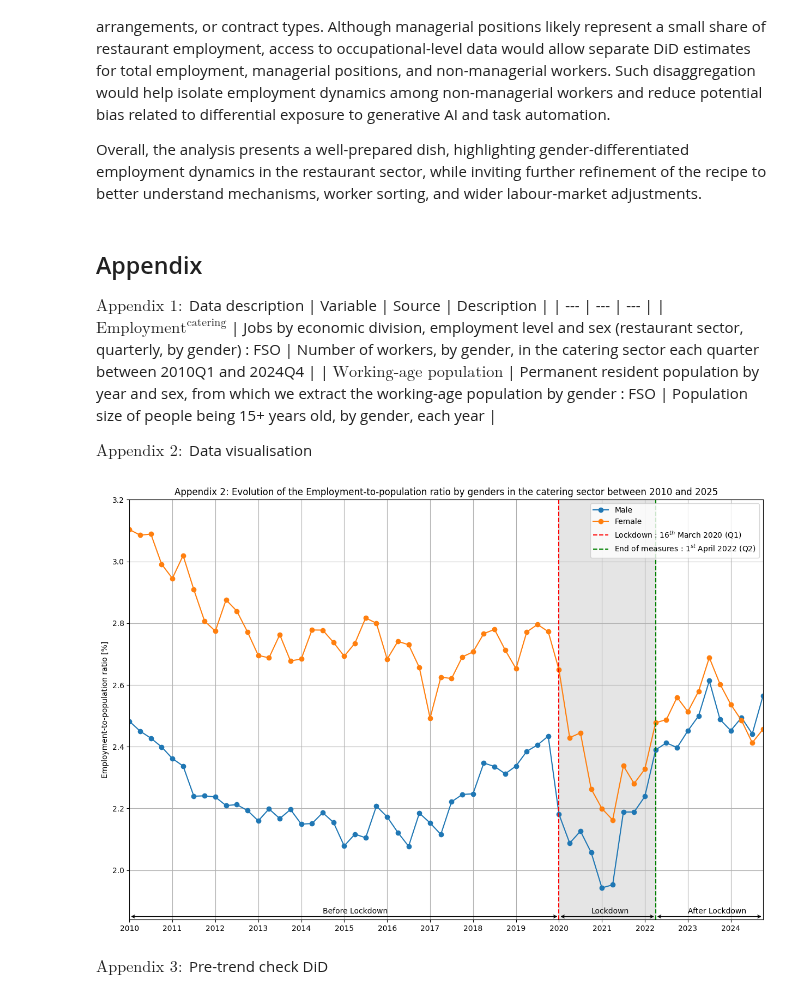
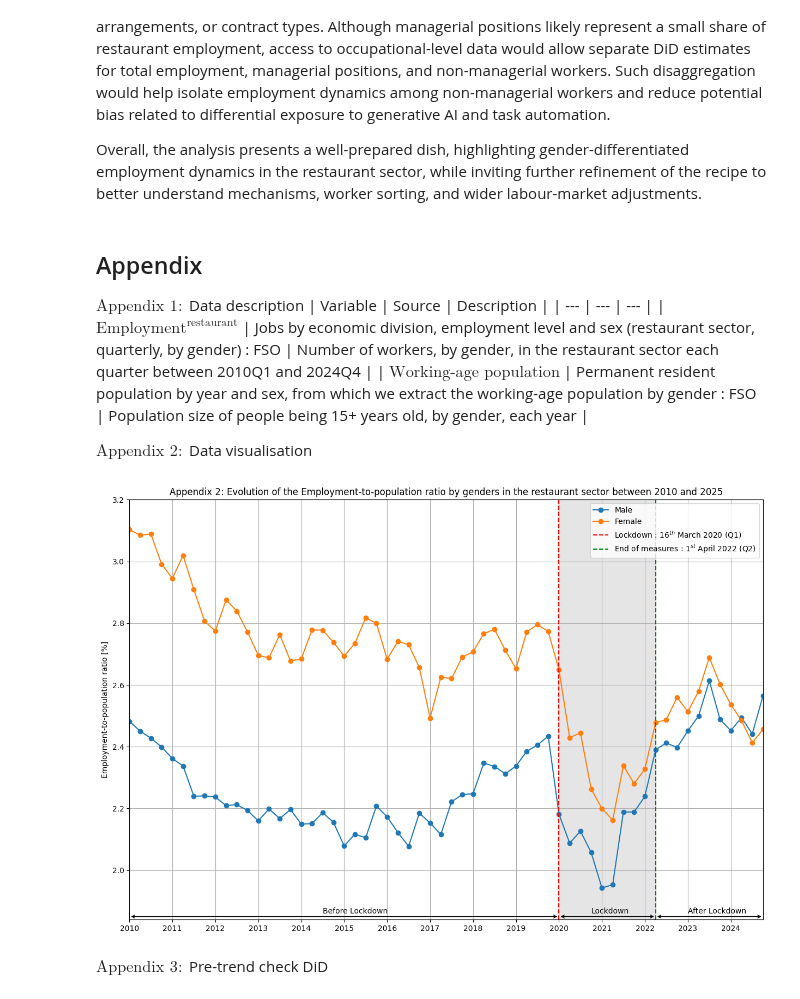
Before and after one commit to Ildsjel-EPFL/MGT-499, a Jupyter notebook: final_report.ipynb, the cells around one changed output. Cells and saved outputs as stored; diff of their text form; code cells hidden in the pictures.

```diff
--- a/final_report.ipynb
+++ b/final_report.ipynb
@@ -226,10 +224,7 @@ def dataframe_creator(url_catering : str, url_population : str) -> pd.DataFrame:
 url_catering = "https://www.pxweb.bfs.admin.ch/sq/ac42fe01-72e8-4c55-9ab2-b997e87b1fa1"
 url_population = "https://www.pxweb.bfs.admin.ch/sq/a2f3f03c-3b76-4dc0-890e-c6534d341848"
 # %%
-try:
-    df = dataframe_creator(url_catering, url_population)
-except Exception as e:
-    df = pd.read_csv("df.csv")
+df  = dataframe_creator(url_catering, url_population)
 df
 # %% [output]
 |  | Year | Quarter | Employment-to-population Ratio [%] | Female | Q1 | Q2 | Q3 | Q4 | Lockdown | ... |
@@ -432,7 +427,7 @@ Overall, the analysis presents a well-prepared dish, highlighting gender-differe
 $\text{Appendix }1:$ Data description
 | Variable | Source | Description |
 | --- | --- | --- |
-| $\text{Employment}^{\text{catering}}$ | Jobs by economic division, employment level and sex (restaurant sector, quarterly, by gender) : FSO | Number of workers, by gender, in the catering sector each quarter between 2010Q1 and 2024Q4 |
+| $\text{Employment}^{\text{restaurant}}$ | Jobs by economic division, employment level and sex (restaurant sector, quarterly, by gender) : FSO | Number of workers, by gender, in the restaurant sector each quarter between 2010Q1 and 2024Q4 |
 | $\text{Working-age population}$ | Permanent resident population by year and sex, from which we extract the working-age population by gender : FSO | Population size of people being 15+ years old, by gender, each year |
 
 $\text{Appendix }2:$ Data visualisation
@@ -440,35 +435,35 @@ $\text{Appendix }2:$ Data visualisation
 def plot_ratio(df : pd.DataFrame) -> None:
     """Plot the evolution of the employement-to-population ratio for each gender
 
     :param df: The DataFrame with all the data
     :type df: pd.DataFrame"""
     time = np.linspace(0, 59, 60)
     _, ax = plt.subplots(figsize=(15, 10))
     ax.plot(time, df.loc[df["Female"]==0, "Employment-to-population Ratio [%]"], marker="o", label="Male")
     ax.plot(time, df.loc[df["Female"]==1, "Employment-to-population Ratio [%]"], marker="o", label="Female")
     ax.axvline(40, c="r", ls="--", label="Lockdown : $16^{th}$ March 2020 (Q1)")
     ax.axvline(49, c="green", ls="--", label="End of measures : $1^{st}$ April 2022 (Q2)")
     ax.axvspan(40, 49, color="grey", alpha=0.2)
 
     plt.annotate(text='', xy=(40,1.85), xytext=(0,1.85), arrowprops=dict(arrowstyle='<->'))
     plt.annotate(text='Before Lockdown', xy=(18,1.86), xytext=(18,1.86))
     plt.annotate(text='', xy=(49,1.85), xytext=(40,1.85), arrowprops=dict(arrowstyle='<->'))
     plt.annotate(text='Lockdown', xy=(43,1.86), xytext=(43,1.86))
     plt.annotate(text='', xy=(59,1.85), xytext=(49,1.85), arrowprops=dict(arrowstyle='<->'))
     plt.annotate(text='After Lockdown', xy=(52,1.86), xytext=(52,1.86))
 
     plt.xlim(0, 59)
     plt.ylim(1.84, 3.2)
     plt.xticks([i for i in time if i%4==0], labels=[f"20{10+i}" for i in range(15) for j in range(4) if j==0])
     plt.ylabel("Employment-to-population ratio [%]")
     plt.legend(loc='upper right')
     plt.grid()
-    plt.title("Appendix 2: Evolution of the Employment-to-population ratio by genders in the catering sector between 2010 and 2025")
+    plt.title("Appendix 2: Evolution of the Employment-to-population ratio by genders in the restaurant sector between 2010 and 2025")
     plt.show()
 
 plot_ratio(df)
 # %% [output]
-[figure, old version]
+[figure, new version]
 # %% [markdown]
 $\text{Appendix }3:$ Pre-trend check DiD
 # %%
```
Also changed, not shown: parts of 9 cells of this notebook.
